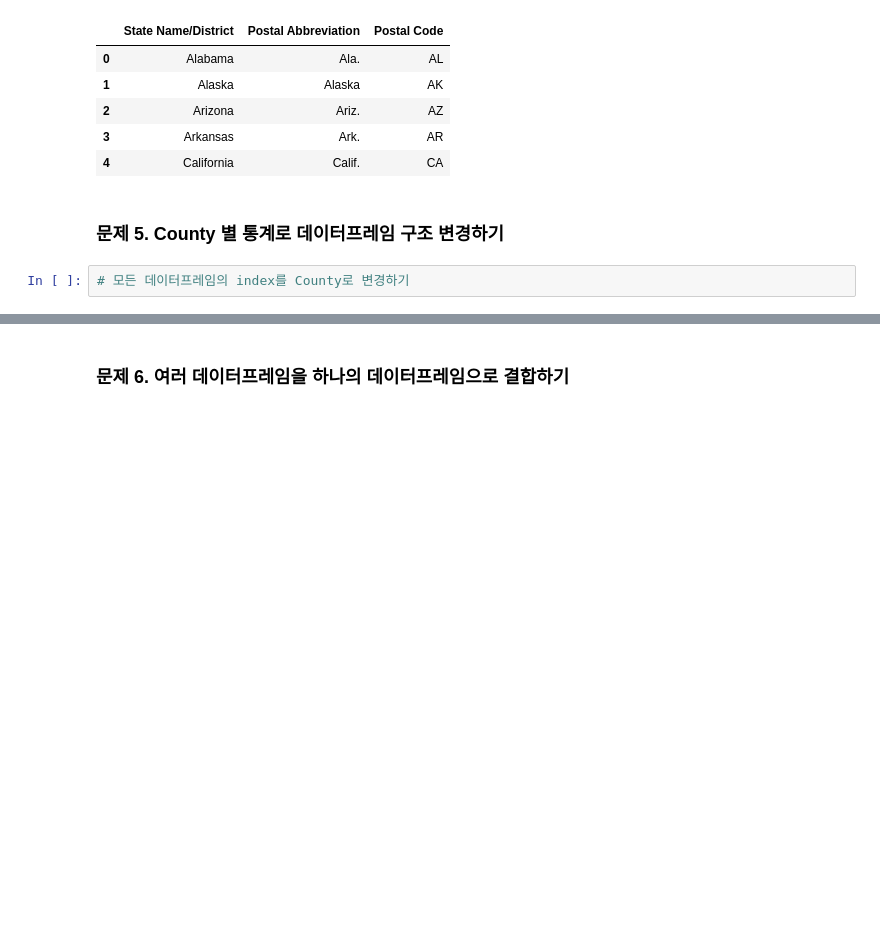
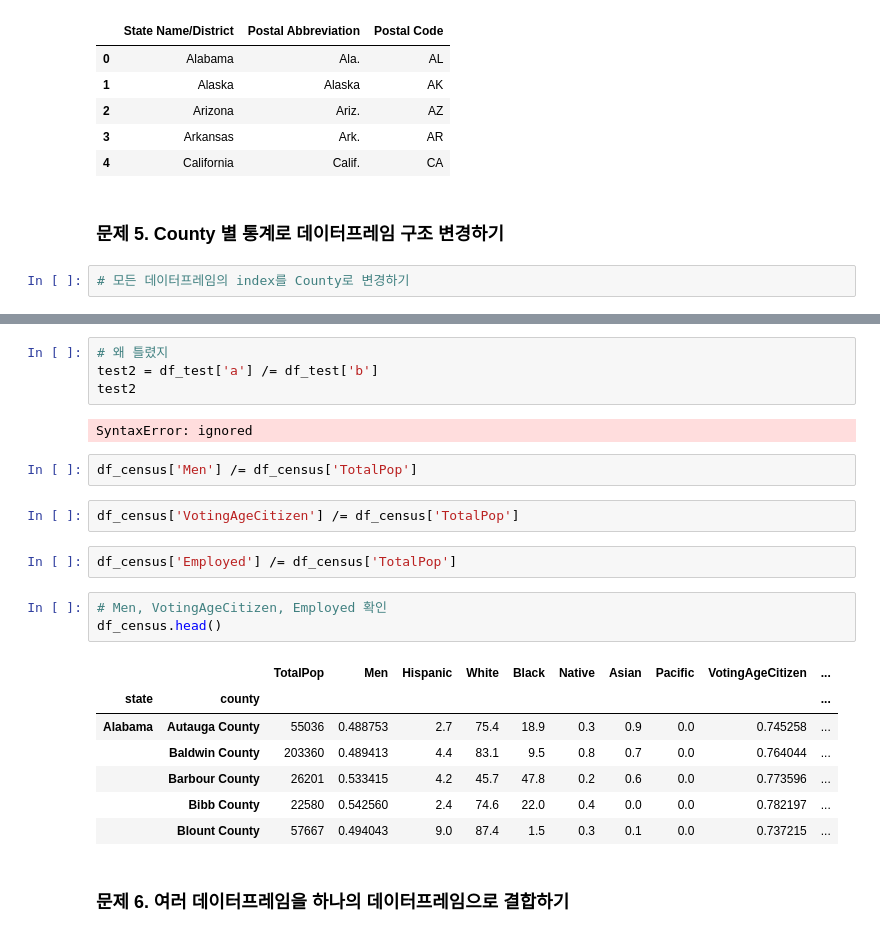
Before and after one commit to puddingHong/Fastcampus, a Jupyter notebook: 미국 대통령 선거 데이터.ipynb, the cells around one changed output, grey strips where cells are left out. Cells and saved outputs as stored; diff of their text form; blank space fills up the shorter version.

```diff
--- a/미국 대통령 선거 데이터.ipynb
+++ b/미국 대통령 선거 데이터.ipynb
@@ -227,3 +372,26 @@ state_code.head()
+# %%
+# 왜 틀렸지
+test2 = df_test['a'] /= df_test['b']
+test2
+# %% [output]
+SyntaxError: ignored
+# %%
+df_census['Men'] /= df_census['TotalPop']
+# %%
+df_census['VotingAgeCitizen'] /= df_census['TotalPop']
+# %%
+df_census['Employed'] /= df_census['TotalPop']
+# %%
+# Men, VotingAgeCitizen, Employed 확인
+df_census.head()
+# %% [output]
+|  |  | TotalPop | Men | Hispanic | White | Black | Native | Asian | Pacific | VotingAgeCitizen | ... |
+| state | county |  |  |  |  |  |  |  |  |  | ... |
+| Alabama | Autauga County | 55036 | 0.488753 | 2.7 | 75.4 | 18.9 | 0.3 | 0.9 | 0.0 | 0.745258 | ... |
+|  | Baldwin County | 203360 | 0.489413 | 4.4 | 83.1 | 9.5 | 0.8 | 0.7 | 0.0 | 0.764044 | ... |
+|  | Barbour County | 26201 | 0.533415 | 4.2 | 45.7 | 47.8 | 0.2 | 0.6 | 0.0 | 0.773596 | ... |
+|  | Bibb County | 22580 | 0.542560 | 2.4 | 74.6 | 22.0 | 0.4 | 0.0 | 0.0 | 0.782197 | ... |
+|  | Blount County | 57667 | 0.494043 | 9.0 | 87.4 | 1.5 | 0.3 | 0.1 | 0.0 | 0.737215 | ... |
 # %% [markdown]
 ### 문제 6. 여러 데이터프레임을 하나의 데이터프레임으로 결합하기
 # %%
```
Also changed, not shown: parts of 24 cells of this notebook.
